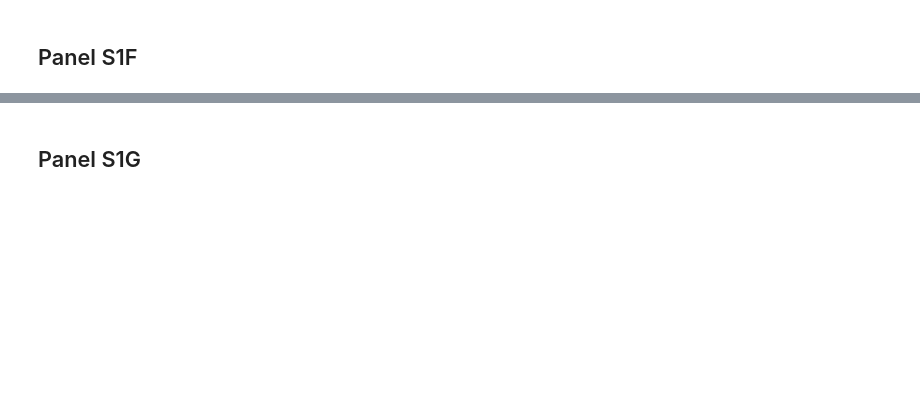
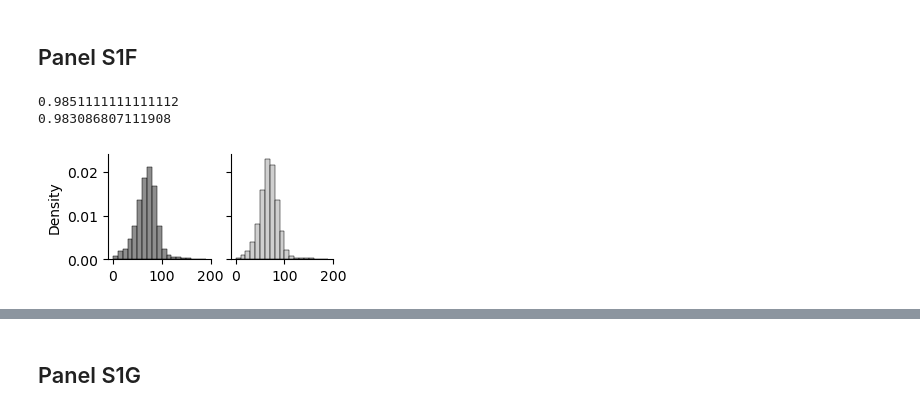
Before and after one commit to mccutcheonlab/immediate-protein-pref, a Jupyter notebook: scripts/figS1.ipynb, the cells around one changed output, grey strips where cells are left out. Cells and saved outputs as stored; diff of their text form; code cells hidden in the pictures; blank space fills up the shorter version.

```diff
--- a/scripts/figS1.ipynb
+++ b/scripts/figS1.ipynb
@@ -286,26 +324,30 @@ for row in df.iterrows():
 # %%
 c_ = np.array(tp.flatten_list(cas_licklength)) * 1000
 m_ = np.array(tp.flatten_list(malt_licklength)) * 1000
 
 f, [ax1, ax2] = plt.subplots(ncols=2, sharey=True,
-                     figsize=(4, 2),
-                     gridspec_kw={"left": 0.35, "bottom": 0.1, "top": 0.95, "right": 0.95})
+                     figsize=(3, 1.5),
+                     gridspec_kw={"left": 0.2, "bottom": 0.25, "top": 0.95, "right": 0.95})
 
 bins = np.arange(0, 200, 10)
 sns.histplot(c_, bins=bins, color="dimgrey", ax=ax1, stat="density")
 sns.histplot(m_, bins=bins, color="silver", ax=ax2, stat="density")
 
 ax1.set_ylabel("Density")
 ax1.set_yticks([0, 0.01, 0.02])
 
 for ax in [ax1, ax2]:
     ax.spines["top"].set_visible(False)
     ax.spines["right"].set_visible(False)
     ax.set_xticks([0, 100, 200])
 
 if save_figs:
     f.savefig(FIGSFOLDER / "S1F_lick_length_hist.pdf", dpi=300)
 
 print(np.sum(c_ < 200) / len(c_))
 print(np.sum(m_ < 200) / len(m_))
+# %% [output]
+0.9851111111111112
+0.983086807111908
+[figure, added]
 # %%
```
Also changed, not shown: parts of 14 cells of this notebook, 2 other files.
